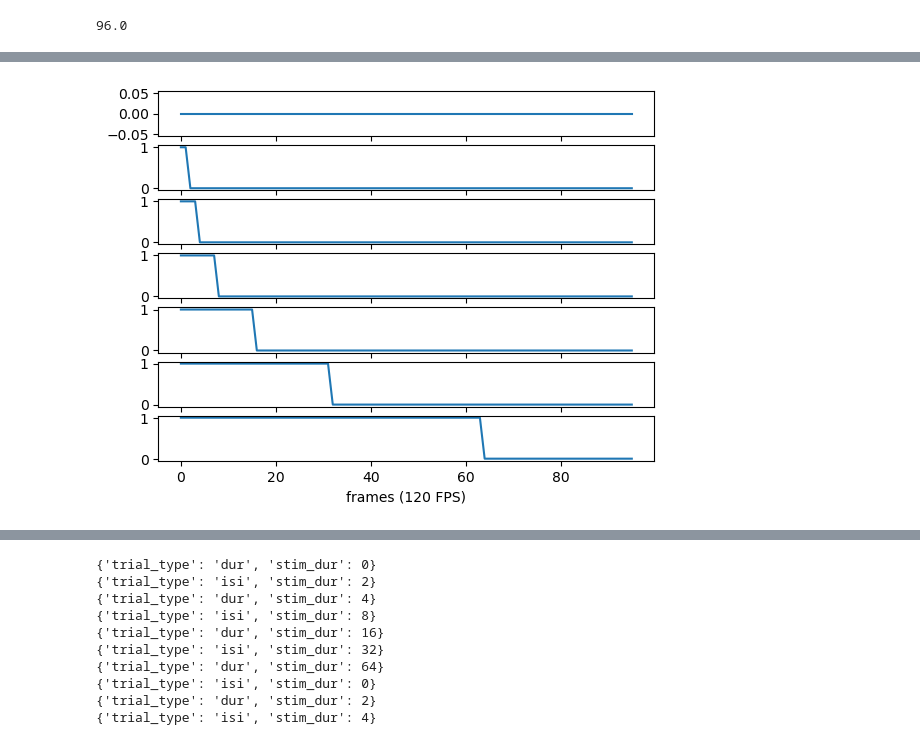
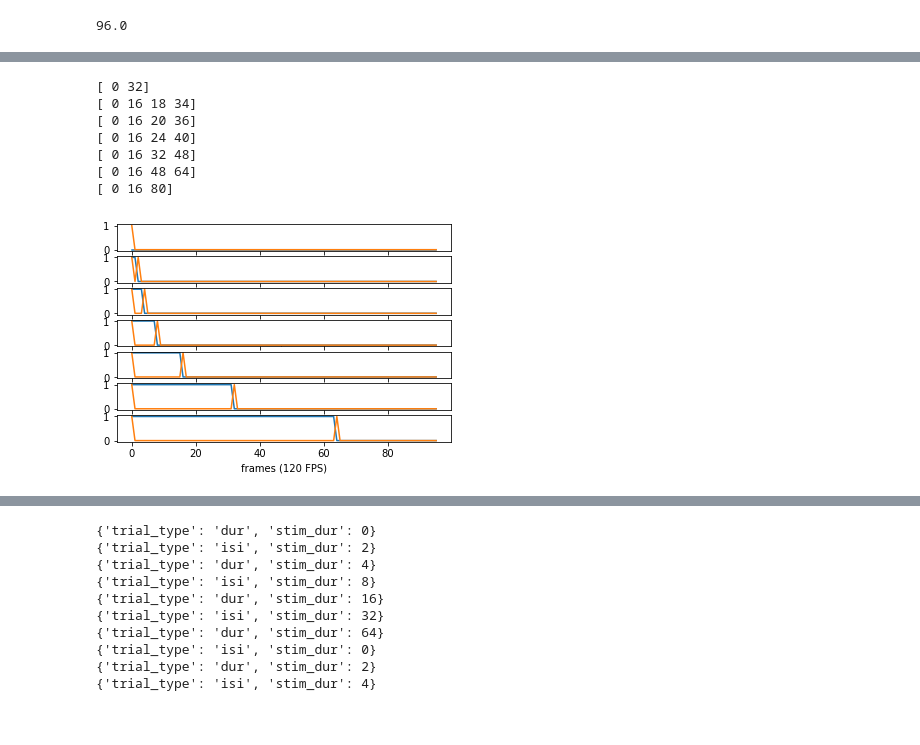
Before and after one commit to xavfunk/delayed-normalization-psilo, a Jupyter notebook: stimuli per frame arrays.ipynb, the cells around one changed output, grey strips where cells are left out. Drawn from its saved outputs; the diff is of its cells as text; code cells hidden in the pictures.

Commit message:
only flip on stimulus onset

```diff
--- a/stimuli per frame arrays.ipynb
+++ b/stimuli per frame arrays.ipynb
@@ -34,4 +40,38 @@ for i in range(6):
 # %%
-.8*120
+## in frames
+durations = [0, 2, 4, 8, 16, 32, 64] # frames in 120 FPS
+fixed_duration = 16
+total_duration = 96 # (<800 ms in total) in exp design; 800 ms = .8*120 = 96 frames
 # %% [output]
 96.0
+# %%
+var_duration_flip = np.zeros((len(durations), total_duration))
+for i in range(len(durations)):
+    #print(i)
+    var_duration_flip[i, 0] = 1
+    var_duration_flip[i, durations[i]] = 1
+
+    if i == 0:
+        var_duration_flip[i, 0] = 0
+
+var_isi_flip = np.zeros((len(durations), total_duration))
+#var_duration_flip
+
+for i in range(len(durations)):
+    #print(i)
+
+    if i == 0:
+        var_isi_flip[i, 0] = 1
+        var_isi_flip[i, 2 * fixed_duration] = 1
+
+    else:
+        try:
+            # fixed 16 frames
+            var_isi_flip[i, 0] = 1
+            var_isi_flip[i, 0 + fixed_duration] = 1
+            var_isi_flip[i, 0 + fixed_duration + durations[i]] = 1
+            var_isi_flip[i, 0 + fixed_duration + durations[i] + fixed_duration] = 1
+        except IndexError:
+            continue
+
+var_isi_flip
@@ -38,11 +96,24 @@ for i in range(6):
+# %%
+for row in var_isi_flip:
+    print(np.where(row == 1)[0])
+# %% [output]
+[ 0 32]
+[ 0 16 18 34]
+[ 0 16 20 36]
+[ 0 16 24 40]
+[ 0 16 32 48]
+[ 0 16 48 64]
+[ 0 16 80]
 # %%
 fig, axs = plt.subplots(len(var_duration), 1)
 
 for i, ax in enumerate(axs):
     ax.plot(var_duration[i], label = 'stimulus')
+    ax.plot(var_duration_flip[i], label = 'stimulus')
+
     ax.set_xlabel('frames (120 FPS)')
 # %% [output]
-[figure, old version]
+[figure, new version]
 # %%
 fix, axs = plt.subplots(len(var_isi), 1)
 for i, ax in enumerate(axs):
```
Also changed, not shown: parts of 5 cells of this notebook, 5 other files.
